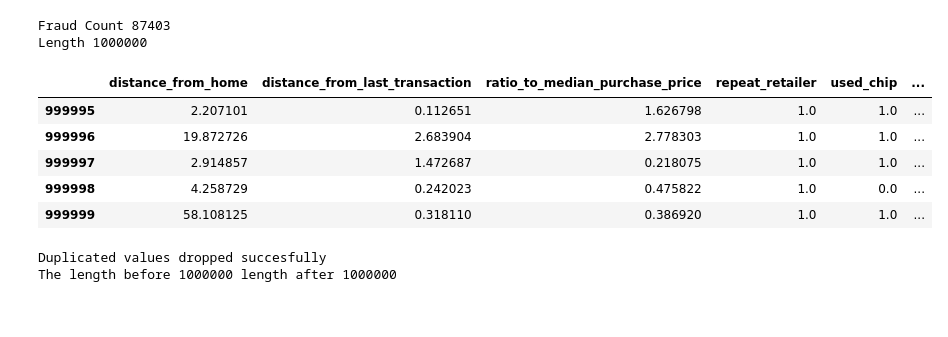
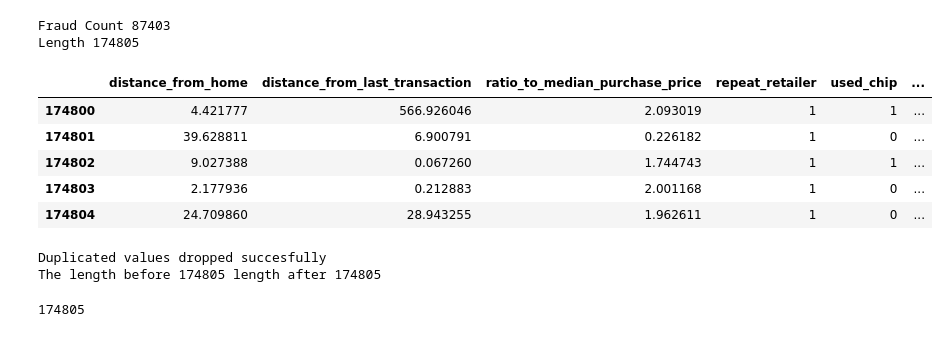
Before and after one commit to ntherndon97/COSC522-Group5, a Jupyter notebook: Group5_FinalProject.ipynb, the cells around one changed output. Saved outputs shown, nothing was run; the diff lists cells and outputs as text; code cells hidden in the pictures.

```diff
--- a/Group5_FinalProject.ipynb
+++ b/Group5_FinalProject.ipynb
@@ -4,24 +4,24 @@ import numpy as np
 import matplotlib.pyplot as plt
 # %%
 # Read the data from the CSV file
-df = pd.read_csv('card_transdata.csv')
+df = pd.read_csv('modified5050_card_transdata.csv')
 
 fraud_count = df[df['fraud'] != 0].shape[0]
 print(f"Fraud Count {fraud_count}")
 
 length_before = df.shape[0]
 print(f"Length {length_before}")
 
 df.tail()
 # %% [output]
 Fraud Count 87403
-Length 1000000
+Length 174805
 |  | distance_from_home | distance_from_last_transaction | ratio_to_median_purchase_price | repeat_retailer | used_chip | ... |
-| 999995 | 2.207101 | 0.112651 | 1.626798 | 1.0 | 1.0 | ... |
-| 999996 | 19.872726 | 2.683904 | 2.778303 | 1.0 | 1.0 | ... |
-| 999997 | 2.914857 | 1.472687 | 0.218075 | 1.0 | 1.0 | ... |
-| 999998 | 4.258729 | 0.242023 | 0.475822 | 1.0 | 0.0 | ... |
-| 999999 | 58.108125 | 0.318110 | 0.386920 | 1.0 | 1.0 | ... |
+| 174800 | 4.421777 | 566.926046 | 2.093019 | 1 | 1 | ... |
+| 174801 | 39.628811 | 6.900791 | 0.226182 | 1 | 0 | ... |
+| 174802 | 9.027388 | 0.067260 | 1.744743 | 1 | 1 | ... |
+| 174803 | 2.177936 | 0.212883 | 2.001168 | 1 | 0 | ... |
+| 174804 | 24.709860 | 28.943255 | 1.962611 | 1 | 0 | ... |
 # %%
 ## drop duplicates
 
@@ -33,7 +33,7 @@ length_after = df.shape[0]
 print(f"The length before {length_before} length after {length_after}")
 # %% [output]
 Duplicated values dropped succesfully
-The length before 1000000 length after 1000000
+The length before 174805 length after 174805
 # %%
 from sklearn.model_selection import train_test_split
 from sklearn.preprocessing import StandardScaler
@@ -50,6 +50,10 @@ scaler = StandardScaler()
 X_train = scaler.fit_transform(X_train)
 X_val = scaler.transform(X_val)
 X_test = scaler.transform(X_test)
+# %%
+len(X_val) + len(X_train) + len(X_test)
+# %% [output]
+174805
 # %%
 from keras.models import Sequential
 from keras.layers import Dense, Dropout
```
Also changed, not shown: parts of 7 cells of this notebook, 1 other file.
